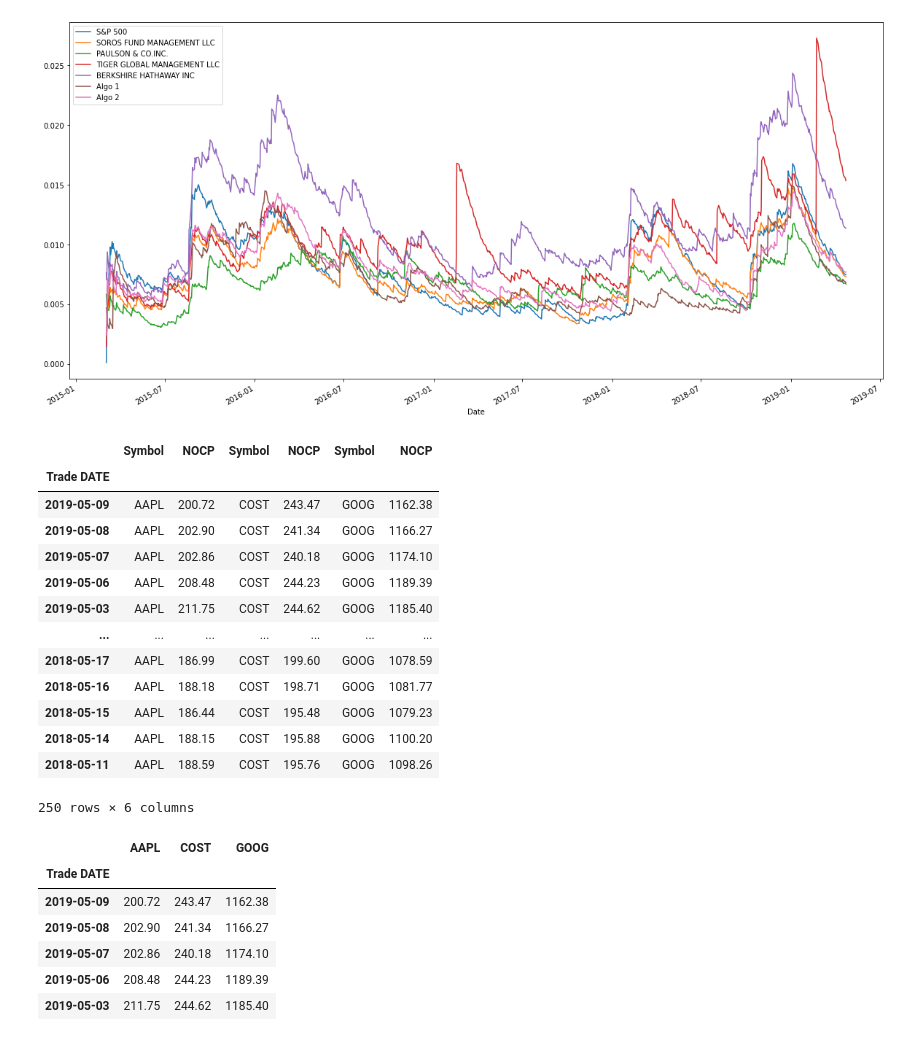
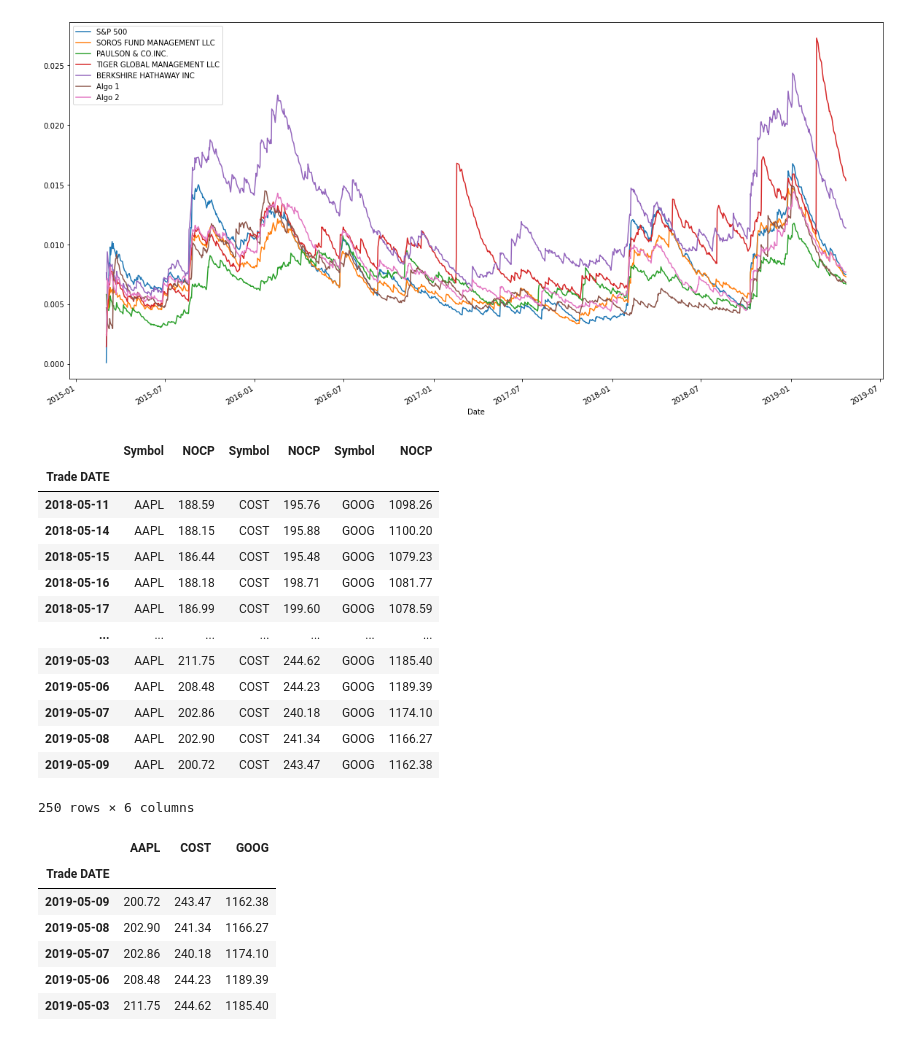
Before and after one commit to Angelboy-commercial/Python-Homework, a Jupyter notebook: Pandas_HW/Panda_hw.ipynb, the cells around one changed output. Drawn from its saved outputs; the diff is of its cells as text; code cells hidden in the pictures.

```diff
--- a/Pandas_HW/Panda_hw.ipynb
+++ b/Pandas_HW/Panda_hw.ipynb
@@ -131,23 +131,23 @@ sharpe_ratio.plot(kind='bar')
 # %%
 aapl_csv = pd.read_csv('aapl_historical.csv', parse_dates=True, infer_datetime_format=True, index_col="Trade DATE")
 cost_csv = pd.read_csv('cost_historical.csv', parse_dates=True, infer_datetime_format=True, index_col="Trade DATE")
 goog_csv = pd.read_csv('goog_historical.csv', parse_dates=True, infer_datetime_format=True, index_col="Trade DATE")
 combined_stocks = pd.concat([aapl_csv,cost_csv,goog_csv], axis='columns', join='inner')
-combined_stocks
+combined_stocks.sort_index(inplace=True)
 # %% [output]
 |  | Symbol | NOCP | Symbol | NOCP | Symbol | NOCP |
 | Trade DATE |  |  |  |  |  |  |
+| 2018-05-11 | AAPL | 188.59 | COST | 195.76 | GOOG | 1098.26 |
+| 2018-05-14 | AAPL | 188.15 | COST | 195.88 | GOOG | 1100.20 |
+| 2018-05-15 | AAPL | 186.44 | COST | 195.48 | GOOG | 1079.23 |
+| 2018-05-16 | AAPL | 188.18 | COST | 198.71 | GOOG | 1081.77 |
+| 2018-05-17 | AAPL | 186.99 | COST | 199.60 | GOOG | 1078.59 |
+| ... | ... | ... | ... | ... | ... | ... |
+| 2019-05-03 | AAPL | 211.75 | COST | 244.62 | GOOG | 1185.40 |
+| 2019-05-06 | AAPL | 208.48 | COST | 244.23 | GOOG | 1189.39 |
+| 2019-05-07 | AAPL | 202.86 | COST | 240.18 | GOOG | 1174.10 |
+| 2019-05-08 | AAPL | 202.90 | COST | 241.34 | GOOG | 1166.27 |
 | 2019-05-09 | AAPL | 200.72 | COST | 243.47 | GOOG | 1162.38 |
-| 2019-05-08 | AAPL | 202.90 | COST | 241.34 | GOOG | 1166.27 |
-| 2019-05-07 | AAPL | 202.86 | COST | 240.18 | GOOG | 1174.10 |
-| 2019-05-06 | AAPL | 208.48 | COST | 244.23 | GOOG | 1189.39 |
-| 2019-05-03 | AAPL | 211.75 | COST | 244.62 | GOOG | 1185.40 |
-| ... | ... | ... | ... | ... | ... | ... |
-| 2018-05-17 | AAPL | 186.99 | COST | 199.60 | GOOG | 1078.59 |
-| 2018-05-16 | AAPL | 188.18 | COST | 198.71 | GOOG | 1081.77 |
-| 2018-05-15 | AAPL | 186.44 | COST | 195.48 | GOOG | 1079.23 |
-| 2018-05-14 | AAPL | 188.15 | COST | 195.88 | GOOG | 1100.20 |
-| 2018-05-11 | AAPL | 188.59 | COST | 195.76 | GOOG | 1098.26 |
 250 rows × 6 columns
 # %%
 # combined_stocks.drop(columns='Symbol',inplace=True)
```
Also changed, not shown: parts of 3 cells of this notebook, 23 other files.
